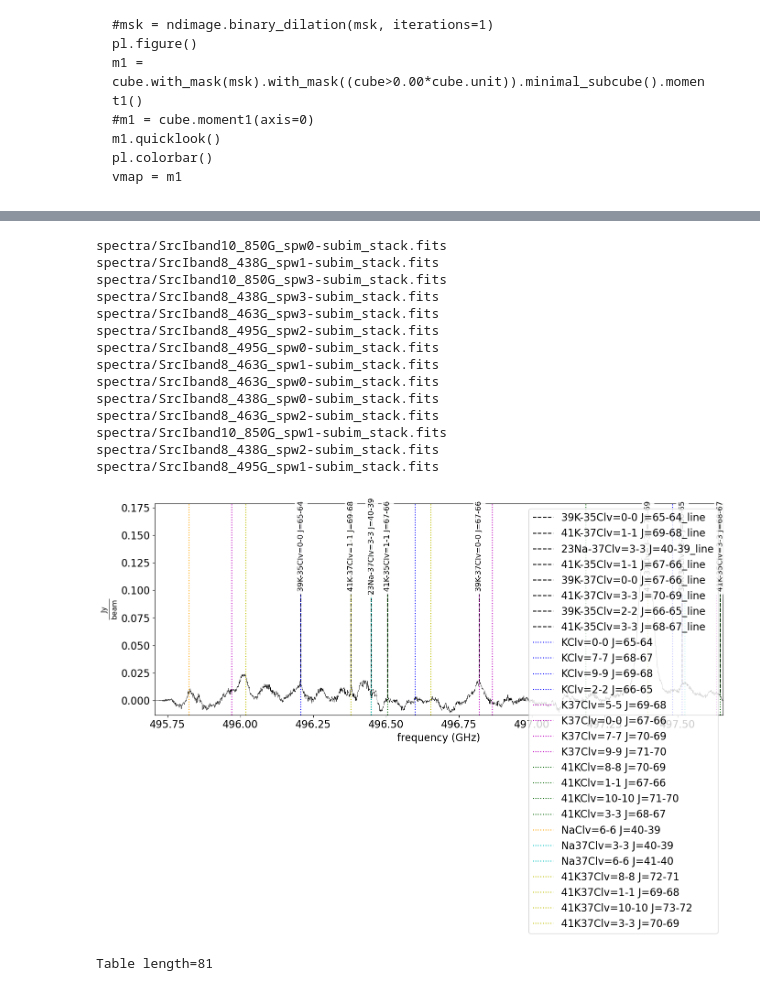
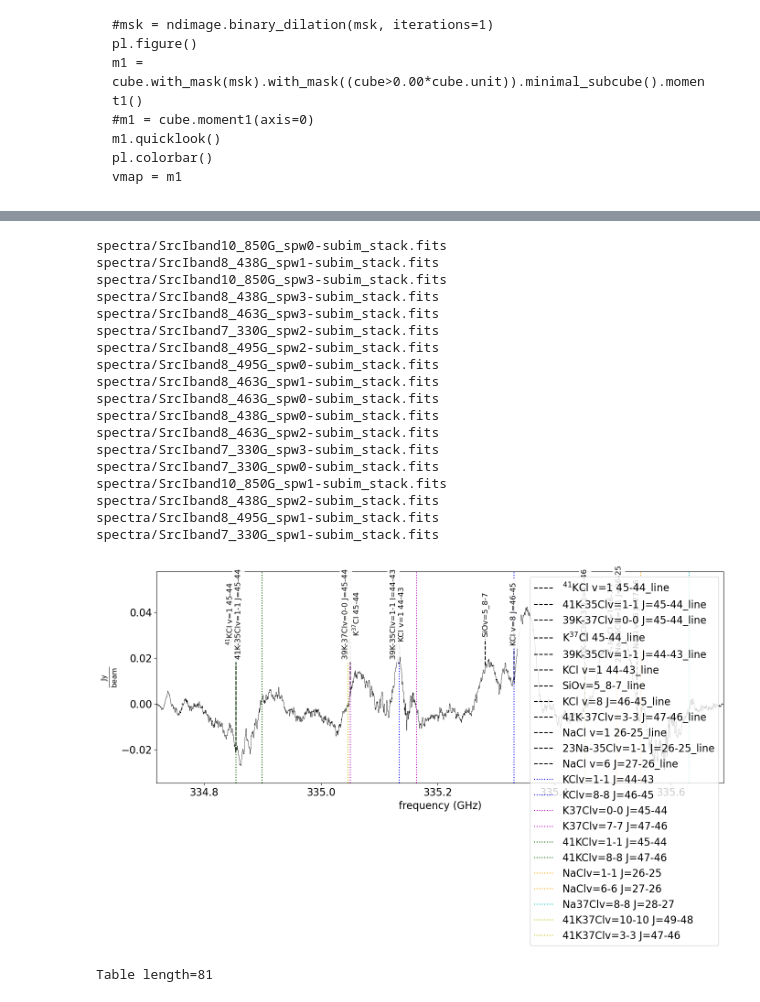
Before and after one commit to keflavich/saltmining, a Jupyter notebook: notebooks/HirotaData.ipynb, the cells around one changed output, grey strips where cells are left out. Saved outputs shown, nothing was run; the diff lists cells and outputs as text; code cells hidden in the pictures.

Commit message:
add notebook, regions, update others

````diff
--- a/notebooks/HirotaData.ipynb
+++ b/notebooks/HirotaData.ipynb
@@ -49,0 +125,13 @@ WARNING: StokesWarning: Cube is a Stokes cube, returning spectral cube for I com
+# %%
+# attempt to correct weirdness w/B10 images crashing CARTA
+
+for fn in glob.glob('*band10*FITS'):
+    print(fn)
+    #fh = fits.open(fn)
+    #fh[0].data = fh[0].data.astype(np.float32)
+    #fh.writeto(fn.replace("FITS","fits"), overwrite=True)
+    cube = SpectralCube.read(fn)[:,80:160,80:160]
+    cube = cube.with_spectral_unit(u.km/u.s, rest_value=cube.spectral_axis.mean(), velocity_convention='radio')
+    cube.write(fn.replace("FITS","fits"), overwrite=True)
+    newfh = fits.PrimaryHDU(data=cube.unitless_filled_data[:], header=cube.wcs.to_header())
+    newfh.writeto(fn.replace("FITS","fits"), overwrite=True)
@@ -50,3 +147,5 @@ WARNING: StokesWarning: Cube is a Stokes cube, returning spectral cube for I com
+# %%
+vmap = fits.open('/orange/adamginsburg/orion/2016.1.00165.S/imaging/disk_velocity_map.fits')[0]
 # %%
 cube = SpectralCube.read('band8_495G_spw2-subim.FITS')
 cube
@@ -67,6 +166,6 @@ msk = ndimage.binary_dilation(msk, iterations=1)
 m1 = socube.with_mask(msk).minimal_subcube().moment1()
 m1.quicklook()
 pl.colorbar()
-vmap = m1
+alternate_vmap = m1
 # %% [output]
 WARNING: StokesWarning: Cube is a Stokes cube, returning spectral cube for I component [spectral_cube.io.core]
@@ -88,9 +194,7 @@ pl.colorbar()
 vmap = m1
 ```
 # %%
-
-
-flist = [x for x in glob.glob('*.FITS') if 'spectra' not in x]
+flist = [x for x in glob.glob('*.FITS') if 'spectra' not in x and 'CONT' not in x]
 for fn in flist:
     basename = os.path.split(fn)[-1].split(".FITS")[0]
     try:
@@ -98,8 +202,8 @@ for fn in flist:
     except Exception as ex:
         print(ex)
         continue
-    print(cube)
-    scube = cube.subcube_from_regions(regions.Regions.read('b8_saltdisk.reg'))
+    print(fn, cube)
+    scube = cube.subcube_from_regions(regions.Regions.read('../../Orion_ALMA_2016.1.00165.S/regions/sourceI_enclosing_ellipse.reg'))
     mx = scube.max(axis=0)
     #msk = mx > 0.003*mx.unit
     sp = scube.mean(axis=(1,2))
@@ -122,10 +226,10 @@ for fn in flist:
     # fullcube = fullcube.with_mask(fullcube < 0.5*u.Jy/u.beam)
 
 
-    scube = fullcube.subcube_from_regions(regions.Regions.read('b8_saltdisk.reg'))
+    scube = fullcube.subcube_from_regions(regions.Regions.read('../../Orion_ALMA_2016.1.00165.S/regions/sourceI_enclosing_ellipse.reg'))
 
     # reproject the velocity map into the cube's coordinate system
-    vmap_proj,_ = reproject.reproject_interp(vmap.hdu,
+    vmap_proj,_ = reproject.reproject_interp(vmap,
                                              scube.wcs.celestial,
                                              shape_out=scube.shape[1:])
     vmap_proj = u.Quantity(vmap_proj, u.km/u.s)
@@ -277,7 +363,10 @@ for fn in flist:
     lines_to_plot = ((linefreqs > sp_st.xarr.as_unit(linefreqs.unit).min()*(1-vcen/constants.c)) &
                      (linefreqs < sp_st.xarr.as_unit(linefreqs.unit).max()*(1+vcen/constants.c)))
 
-    sp_st.plotter()#ymin=-0.0025, ymax=0.01)
+    if np.nanmax(sp_st.data) < 0.2:
+        sp_st.plotter(ymax=0.2)
+    else:
+        sp_st.plotter()
     sp_st.plotter.line_ids(linetexnames[lines_to_plot], linefreqs[lines_to_plot], velocity_offset=vcen,
                            label1_size=16,
                            auto_yloc_fraction=0.75)
@@ -299,9 +388,6 @@ for fn in flist:
     for txt in sp_st.plotter.axis.texts:
         txt.set_backgroundcolor((1,1,1,0.9))
 
-    ylim = pl.ylim()
-    if ylim[-1] < 0.2:
-        pl.ylim(ylim[0], 0.2)
 
     sp_st.plotter.savefig(paths.fpath('color_labels_{0}'
                                       .format(basefn.replace("fits","png")))
@@ -333,34 +419,38 @@ for fn in flist:
 
     for tbl,color,nm in zip(salt_tables, salt_colors, salt_table_names):
         for row in tbl:
             frq = u.Quantity(row['Freq'], u.GHz)
             if frq > sp_st.xarr.min() and frq < sp_st.xarr.max():
                 #print(row)
                 sp_st.plotter.axis.axvline((frq*(1-vcen/constants.c)).to(u.GHz).value,
                                           #-0.05, 0.10,
                                           color=color, linestyle=':', label=nm+row['QNs'])
 
     pl.legend(loc='upper right')
 
     sp_st.plotter.savefig(paths.fpath('diagnostic_lines_labeled_{0}'
                                       .format(basefn.replace("fits","png")))
                          )
 # %% [output]
 spectra/SrcIband10_850G_spw0-subim_stack.fits
 spectra/SrcIband8_438G_spw1-subim_stack.fits
 spectra/SrcIband10_850G_spw3-subim_stack.fits
 spectra/SrcIband8_438G_spw3-subim_stack.fits
 spectra/SrcIband8_463G_spw3-subim_stack.fits
+spectra/SrcIband7_330G_spw2-subim_stack.fits
 spectra/SrcIband8_495G_spw2-subim_stack.fits
 spectra/SrcIband8_495G_spw0-subim_stack.fits
 spectra/SrcIband8_463G_spw1-subim_stack.fits
 spectra/SrcIband8_463G_spw0-subim_stack.fits
 spectra/SrcIband8_438G_spw0-subim_stack.fits
 spectra/SrcIband8_463G_spw2-subim_stack.fits
+spectra/SrcIband7_330G_spw3-subim_stack.fits
+spectra/SrcIband7_330G_spw0-subim_stack.fits
 spectra/SrcIband10_850G_spw1-subim_stack.fits
 spectra/SrcIband8_438G_spw2-subim_stack.fits
 spectra/SrcIband8_495G_spw1-subim_stack.fits
+spectra/SrcIband7_330G_spw1-subim_stack.fits
-[figure, old version]
+[figure, new version]
 # %%
 # use this to look up line frequencies
 salt_tables[3][salt_tables[3]['Ju'] == 33]
````
Also changed, not shown: parts of 31 cells of this notebook, 3 other files.
